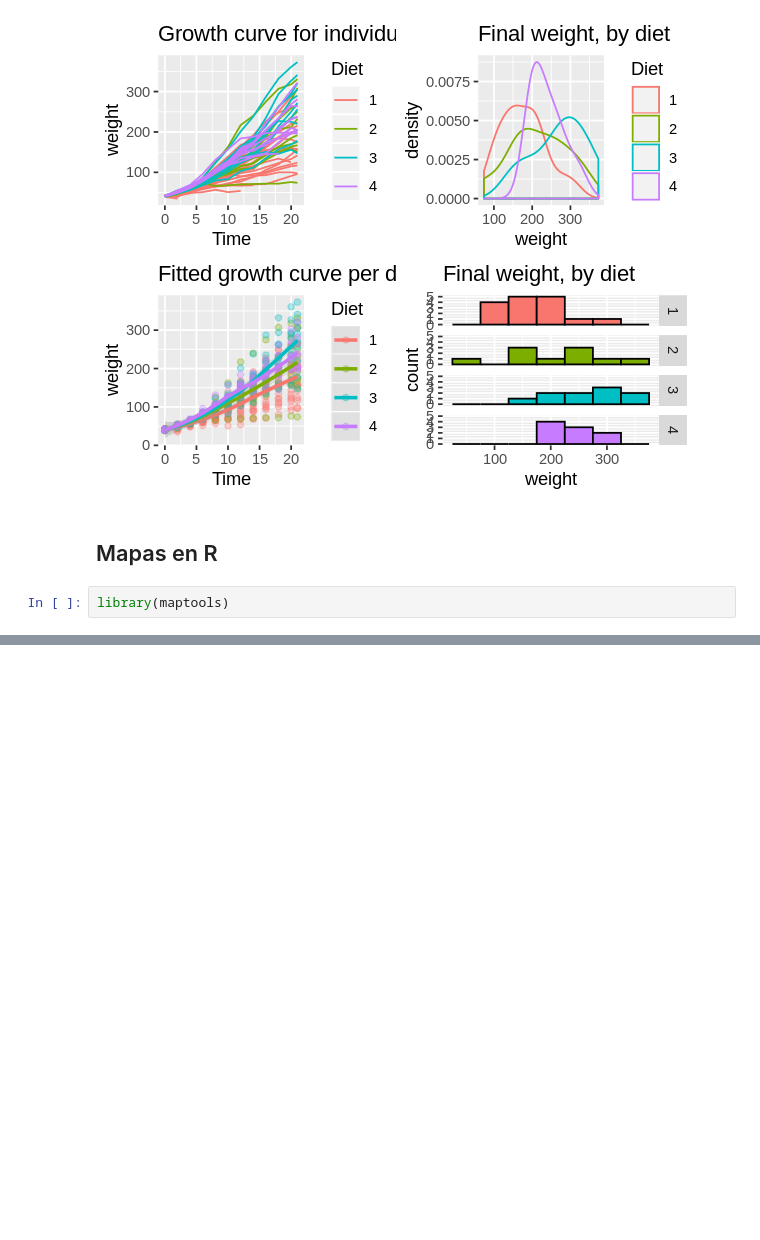
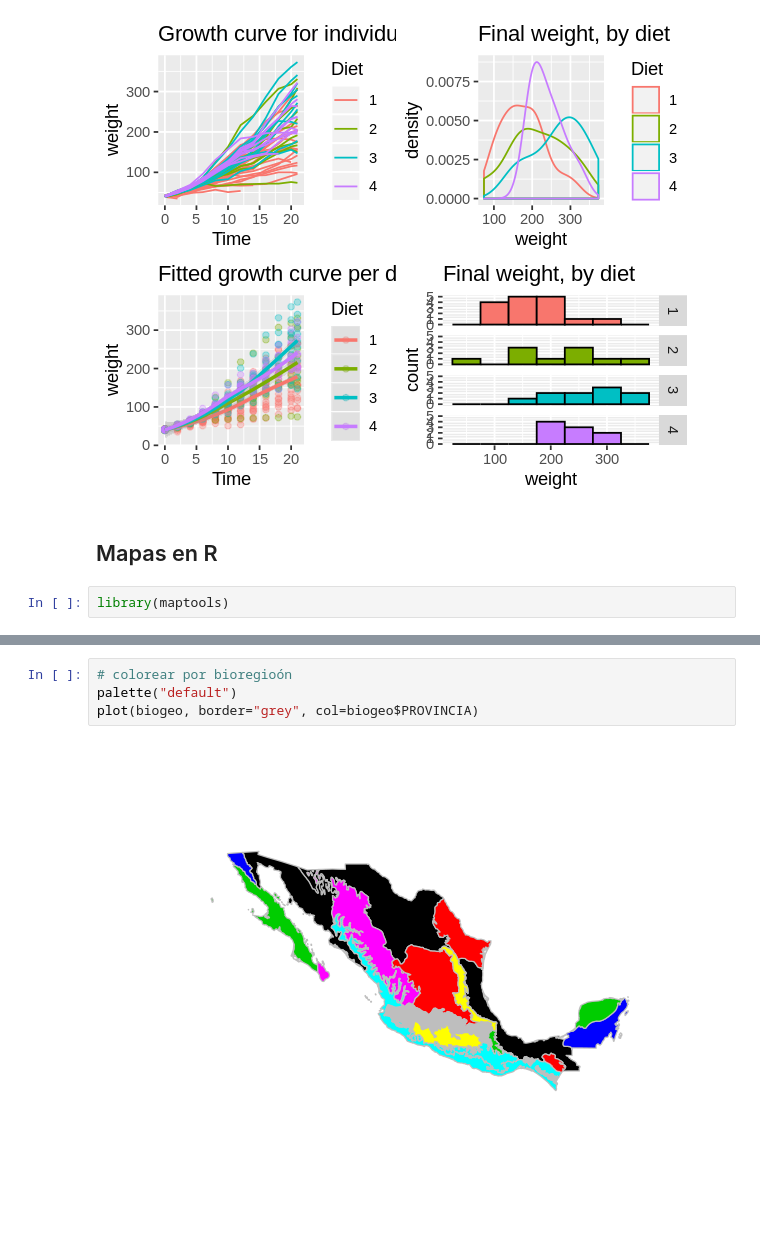
Before and after one commit to gemathus/itam-ds-propedeutico, a Jupyter notebook: practicas/practica_4/practica_4_ggplot.ipynb, the cells around one changed output, grey strips where cells are left out. Cells and saved outputs as stored; diff of their text form; blank space fills up the shorter version.

```diff
--- a/practicas/practica_4/practica_4_ggplot.ipynb
+++ b/practicas/practica_4/practica_4_ggplot.ipynb
@@ -342,0 +348,6 @@ ERROR: Error in loadNamespace(name): there is no package called ‘rgdal’
+# %%
+# colorear por bioregioón
+palette("default")
+plot(biogeo, border="grey", col=biogeo$PROVINCIA)
+# %% [output]
+[figure, added]
```
Also changed, not shown: parts of 5 cells of this notebook, 8 other files.
